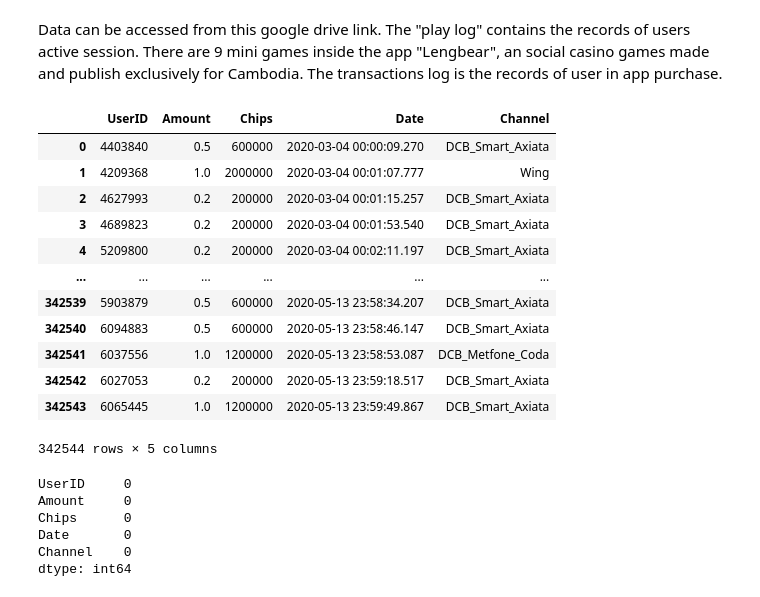
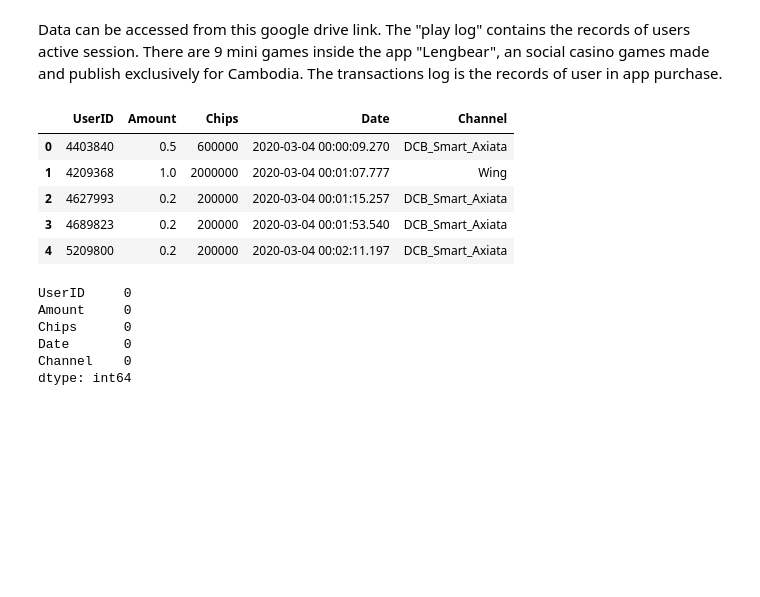
Before and after one commit to lechiben/churn-ltv-prediction, a Jupyter notebook: Churn Rate Prediction.ipynb, the cells around one changed output. Drawn from its saved outputs; the diff is of its cells as text; code cells hidden in the pictures; blank space fills up the shorter version.

```diff
--- a/Churn Rate Prediction.ipynb
+++ b/Churn Rate Prediction.ipynb
@@ -15,22 +15,15 @@ Data can be accessed from this google drive link. The "play log" contains the re
 # %%
 # Load the transactions log data
 
 transactions_df=pd.read_csv('data/transactions.csv', index_col=0, infer_datetime_format=True)
-transactions_df
+transactions_df.head()
 # %% [output]
 |  | UserID | Amount | Chips | Date | Channel |
 | 0 | 4403840 | 0.5 | 600000 | 2020-03-04 00:00:09.270 | DCB_Smart_Axiata |
 | 1 | 4209368 | 1.0 | 2000000 | 2020-03-04 00:01:07.777 | Wing |
 | 2 | 4627993 | 0.2 | 200000 | 2020-03-04 00:01:15.257 | DCB_Smart_Axiata |
 | 3 | 4689823 | 0.2 | 200000 | 2020-03-04 00:01:53.540 | DCB_Smart_Axiata |
 | 4 | 5209800 | 0.2 | 200000 | 2020-03-04 00:02:11.197 | DCB_Smart_Axiata |
-| ... | ... | ... | ... | ... | ... |
-| 342539 | 5903879 | 0.5 | 600000 | 2020-05-13 23:58:34.207 | DCB_Smart_Axiata |
-| 342540 | 6094883 | 0.5 | 600000 | 2020-05-13 23:58:46.147 | DCB_Smart_Axiata |
-| 342541 | 6037556 | 1.0 | 1200000 | 2020-05-13 23:58:53.087 | DCB_Metfone_Coda |
-| 342542 | 6027053 | 0.2 | 200000 | 2020-05-13 23:59:18.517 | DCB_Smart_Axiata |
-| 342543 | 6065445 | 1.0 | 1200000 | 2020-05-13 23:59:49.867 | DCB_Smart_Axiata |
-342544 rows × 5 columns
 # %%
 # Check if there is any missing values
 
```
Also changed, not shown: parts of 42 cells of this notebook.
